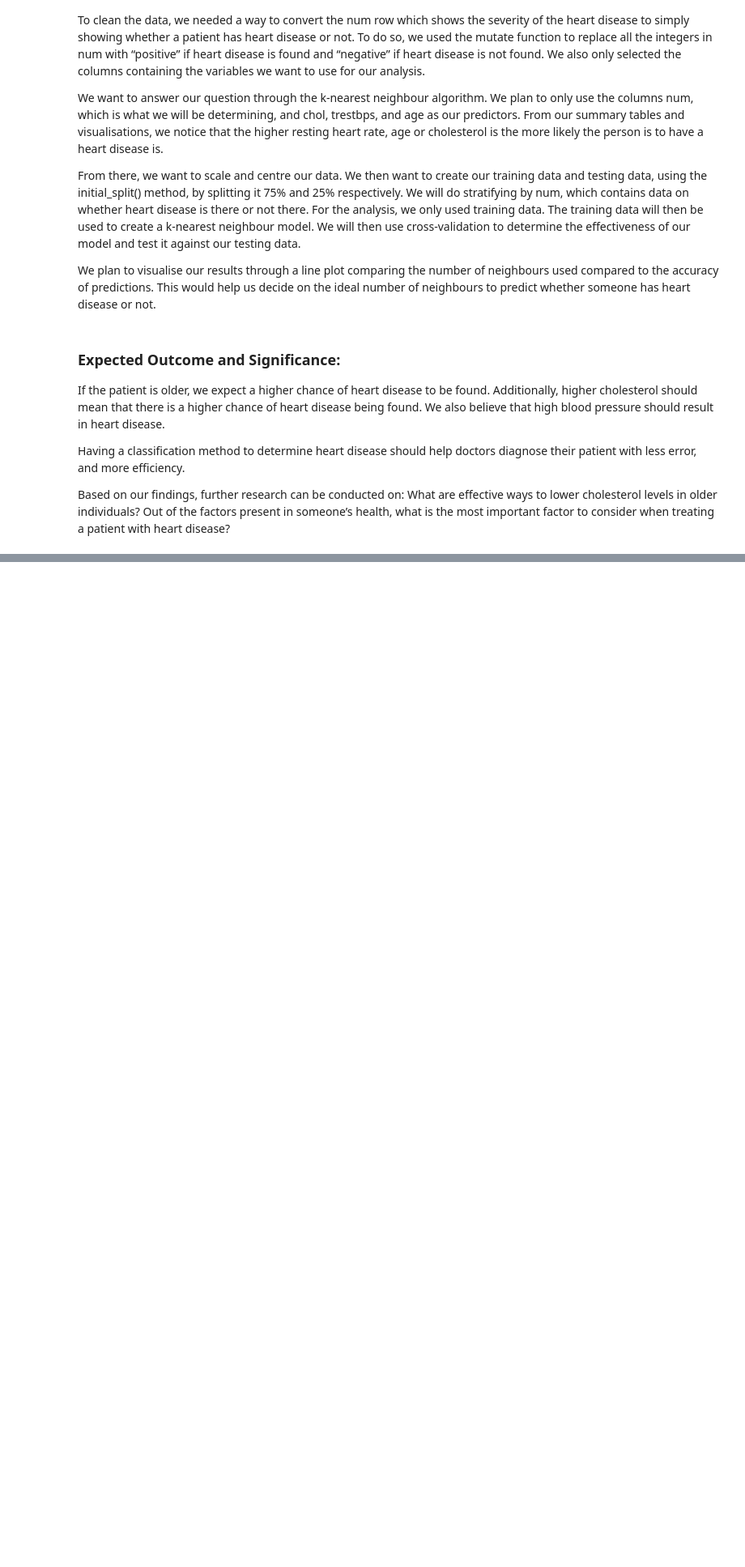
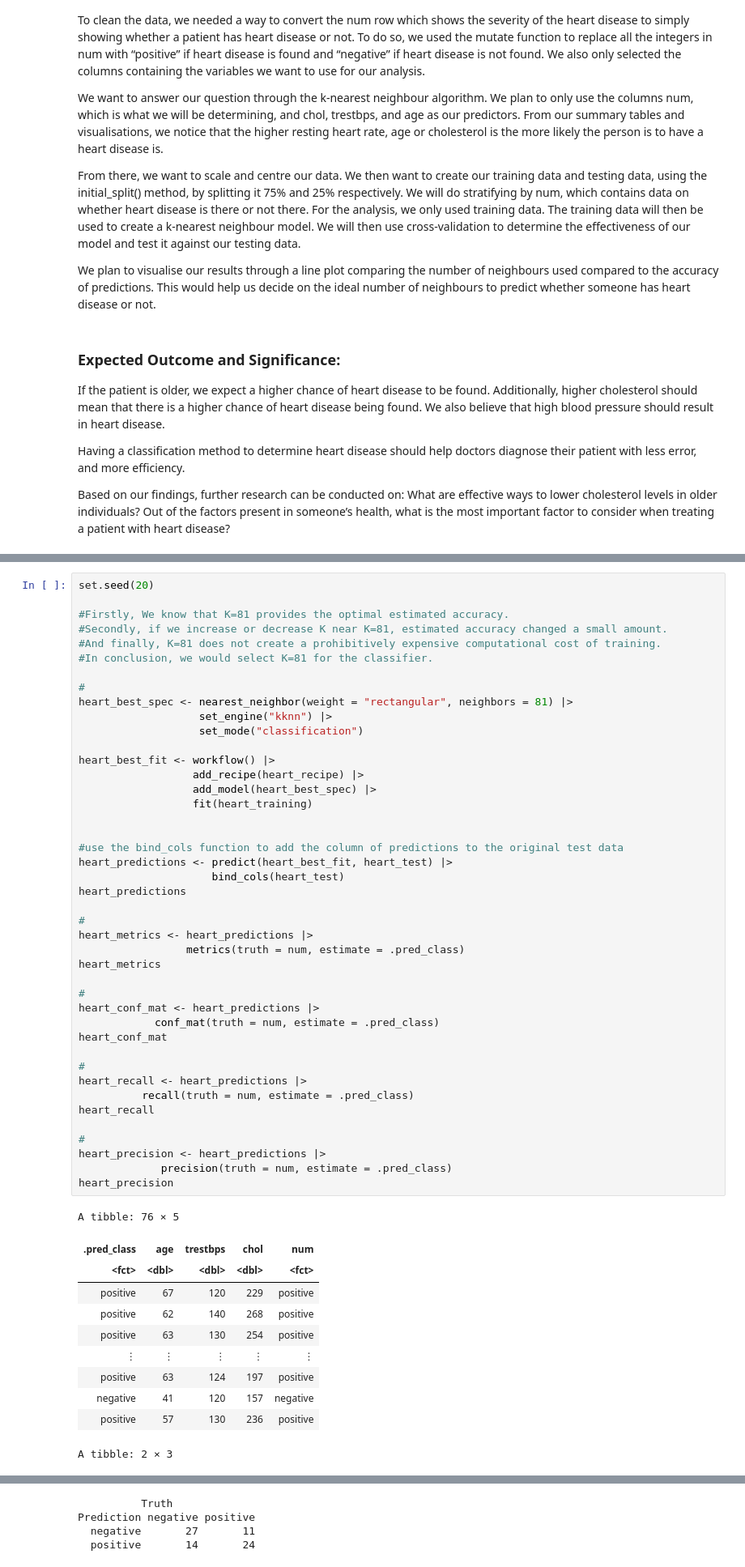
Before and after one commit to parthchheda2005/dsci-100-project, a Jupyter notebook: heart_disease_report.ipynb, the cells around one changed output, grey strips where cells are left out. Shown at 81% size. Drawn from its saved outputs; the diff is of its cells as text; blank space fills up the shorter version.

Commit message:
predictions and evaluation
predictions and ecvaluation

```diff
--- a/heart_disease_report.ipynb
+++ b/heart_disease_report.ipynb
@@ -232,0 +254,55 @@ cross_val_plot
+# %%
+set.seed(20)
+
+#Firstly, We know that K=81 provides the optimal estimated accuracy.
+#Secondly, if we increase or decrease K near K=81, estimated accuracy changed a small amount.
+#And finally, K=81 does not create a prohibitively expensive computational cost of training.
+#In conclusion, we would select K=81 for the classifier.
+
+#
+heart_best_spec <- nearest_neighbor(weight = "rectangular", neighbors = 81) |>
+                   set_engine("kknn") |>
+                   set_mode("classification")
+
+heart_best_fit <- workflow() |>
+                  add_recipe(heart_recipe) |>
+                  add_model(heart_best_spec) |>
+                  fit(heart_training)
+
+
+#use the bind_cols function to add the column of predictions to the original test data
+heart_predictions <- predict(heart_best_fit, heart_test) |>
+                     bind_cols(heart_test)
+heart_predictions
+
+#
+heart_metrics <- heart_predictions |>
+                 metrics(truth = num, estimate = .pred_class)
+heart_metrics
+
+#
+heart_conf_mat <- heart_predictions |>
+            conf_mat(truth = num, estimate = .pred_class)
+heart_conf_mat
+
+#
+heart_recall <- heart_predictions |>
+          recall(truth = num, estimate = .pred_class)
+heart_recall
+
+#
+heart_precision <- heart_predictions |>
+             precision(truth = num, estimate = .pred_class)
+heart_precision
+# %% [output]
+A tibble: 76 × 5
+| .pred_class | age | trestbps | chol | num |
+| <fct> | <dbl> | <dbl> | <dbl> | <fct> |
+| positive | 67 | 120 | 229 | positive |
+| positive | 62 | 140 | 268 | positive |
+| positive | 63 | 130 | 254 | positive |
+| ⋮ | ⋮ | ⋮ | ⋮ | ⋮ |
+| positive | 63 | 124 | 197 | positive |
+| negative | 41 | 120 | 157 | negative |
+| positive | 57 | 130 | 236 | positive |
+A tibble: 2 × 3
@@ -232,0 +313,4 @@ cross_val_plot
+          Truth
+Prediction negative positive
+  negative       27       11
+  positive       14       24
```
Also changed, not shown: parts of 8 cells of this notebook.
